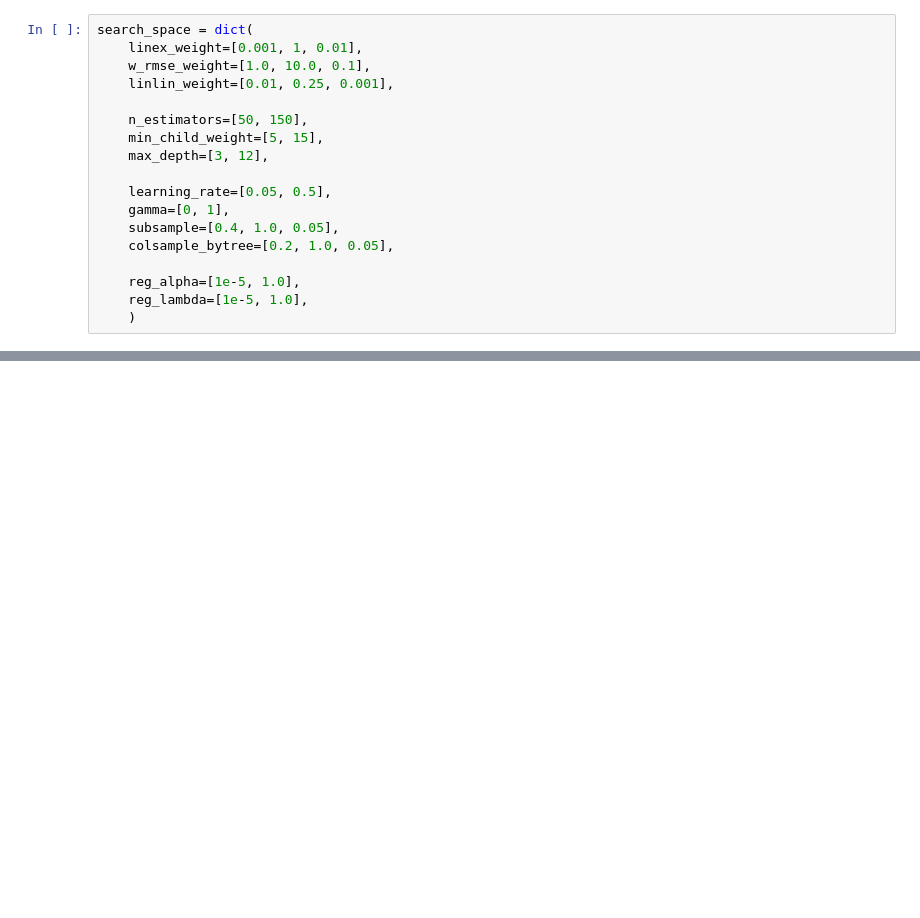
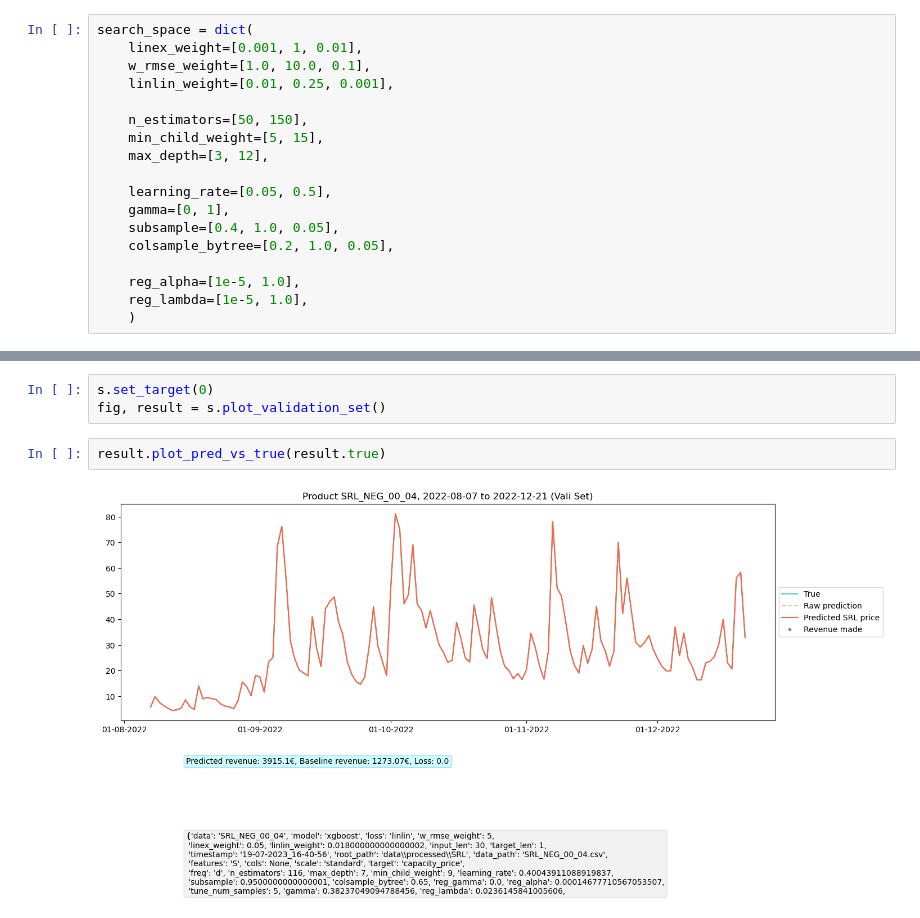
Before and after one commit to 93chanle/srl_other_models, a Jupyter notebook: test.ipynb, the cells around one changed output, grey strips where cells are left out. Drawn from its saved outputs; the diff is of its cells as text; blank space fills up the shorter version.

```diff
--- a/test.ipynb
+++ b/test.ipynb
@@ -66,0 +96,7 @@ search_space = dict(
+# %%
+s.set_target(0)
+fig, result = s.plot_validation_set()
+# %%
+result.plot_pred_vs_true(result.true)
+# %% [output]
+[figure, added]
```
Also changed, not shown: parts of 7 cells of this notebook, 43 other files.
